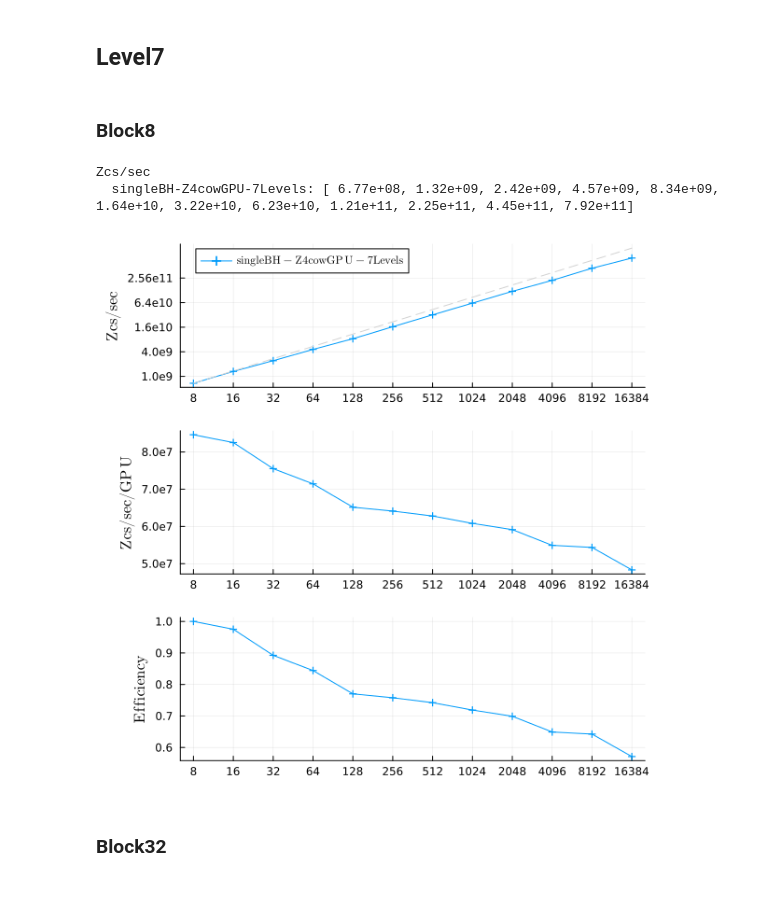
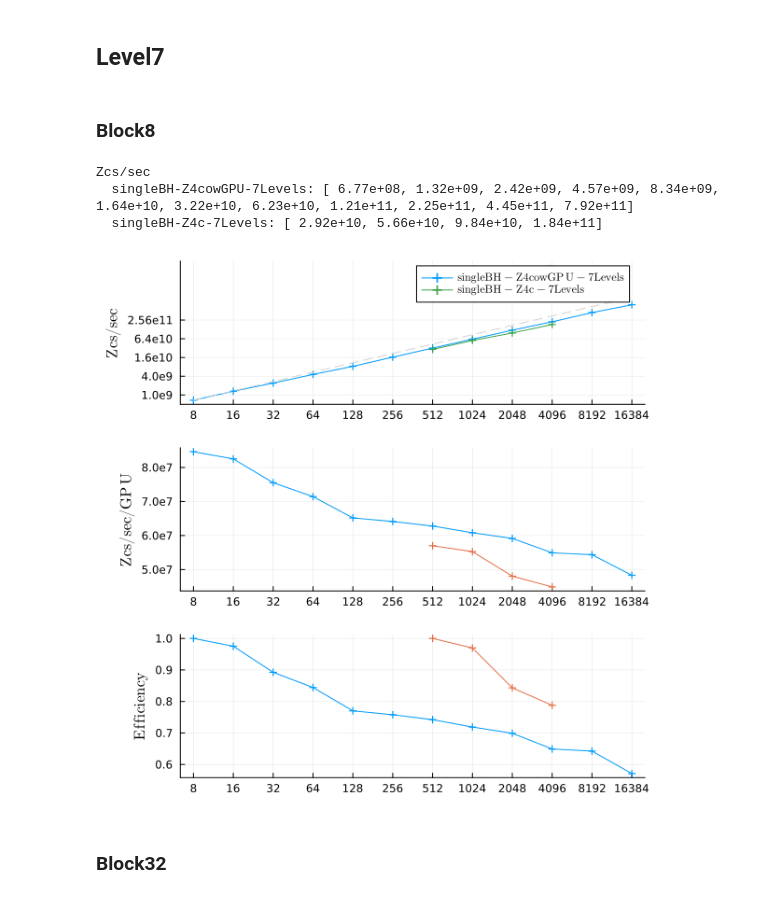
Before and after one commit to lwJi/ETK-Scaling-Tests, a Jupyter notebook: frontier/ipynb/singleBH-Levels7.ipynb, the cells around one changed output. Saved outputs shown, nothing was run; the diff lists cells and outputs as text; code cells hidden in the pictures.

Commit message:
frontier: update singleBH-Levels7.ipynb

```diff
--- a/frontier/ipynb/singleBH-Levels7.ipynb
+++ b/frontier/ipynb/singleBH-Levels7.ipynb
@@ -118,13 +118,16 @@ Zcs/sec
 [figure]
 # %% [markdown]
 ## Level7
-# %% [markdown]
-### Block8
+# %% [markdown]
+### Block8
 # %%
 let patt_dirss = [
         ([
             (r"singleBH_Z4cowGPU_L7_N\d+_r0000", "singleBH-Z4cowGPU-7Levels"),
         ], "../data/singleBH-Scaling/Levels7/Block8/", :cross),
+        ([
+            (r"singleBH_Z4c_L7_N\d+_r0000", "singleBH-Z4c-7Levels"),
+        ], "../data/singleBH-Scaling/Levels7/Block8-Z4c/", :cross),
     ]
 
     # Plot Zcs/sec
@@ -144,34 +147,35 @@ let patt_dirss = [
     yticks!(plt3, ys, [string(n) for n in ys])
 
     println("Zcs/sec")
     for (patterns, parent_dir, mark) in patt_dirss
         # Load averages for the given patterns and directory
         dats, labs = MiscStdout.load_avgs(patterns, parent_dir; option = "ZcsPerSecond", range=:)
         # Iterate through the loaded datasets
         for (i, dat) in enumerate(dats)
             # Plot Zcs/sec
             plot!(plt1, dat[1] * 8, dat[2], label = L"\mathrm{%$(labs[i])}", marker = mark)
             plot!(plt1, dat[1] * 8, dat[2][1] .* dat[1], label="", linestyle=:dash, color=:lightgray)
 
             plot!(plt3, dat[1] * 8, dat[2] ./ (dat[1] * 8), label = "",  marker = mark)
 
             @printf("  %8s: [", labs[i])
             println(join([@sprintf(" %8.2e", d) for d in dat[2]], ","), "]")
 
             # Plot Efficiency
             value_per_node = dat[2] ./ dat[1]
             efficiency = value_per_node ./ first(value_per_node)
             plot!(plt2, dat[1] * 8, efficiency, label = "", marker = mark)
         end
     end
 
     plt = plot(plt1, plt3, plt2, layout=(3,1), size=(600, 600))
     display(plt)
 end
 # %% [output]
 Zcs/sec
   singleBH-Z4cowGPU-7Levels: [ 6.77e+08, 1.32e+09, 2.42e+09, 4.57e+09, 8.34e+09, 1.64e+10, 3.22e+10, 6.23e+10, 1.21e+11, 2.25e+11, 4.45e+11, 7.92e+11]
+  singleBH-Z4c-7Levels: [ 2.92e+10, 5.66e+10, 9.84e+10, 1.84e+11]
-[figure, old version]
+[figure, new version]
 # %% [markdown]
 ### Block32
 # %%
```
